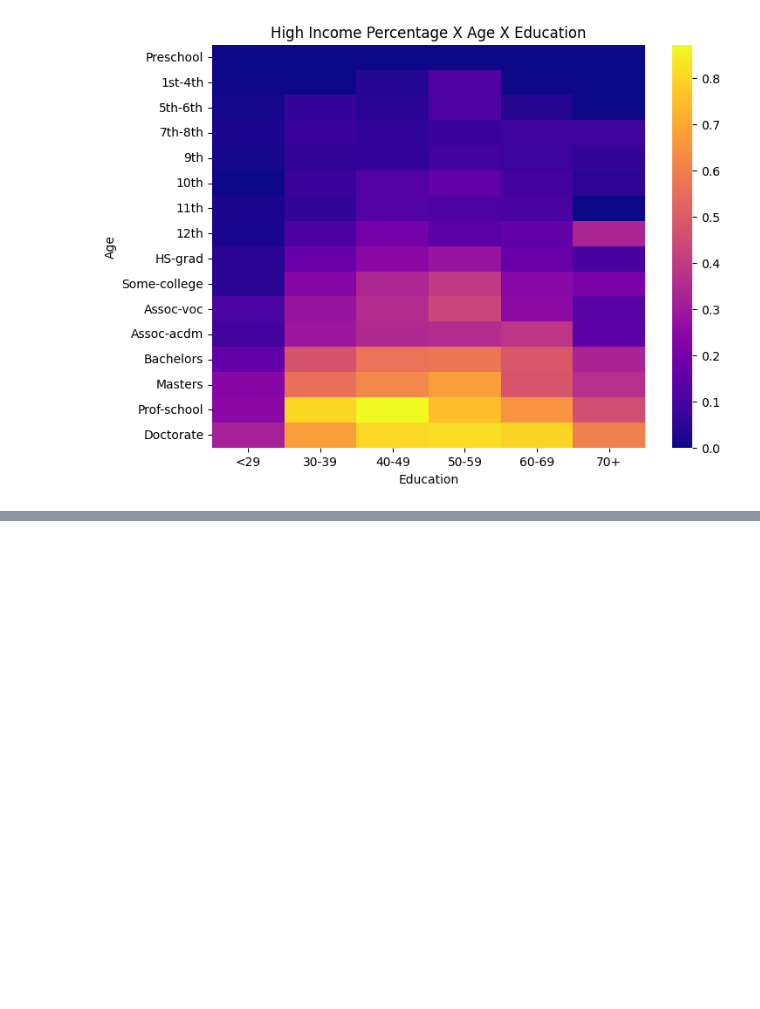
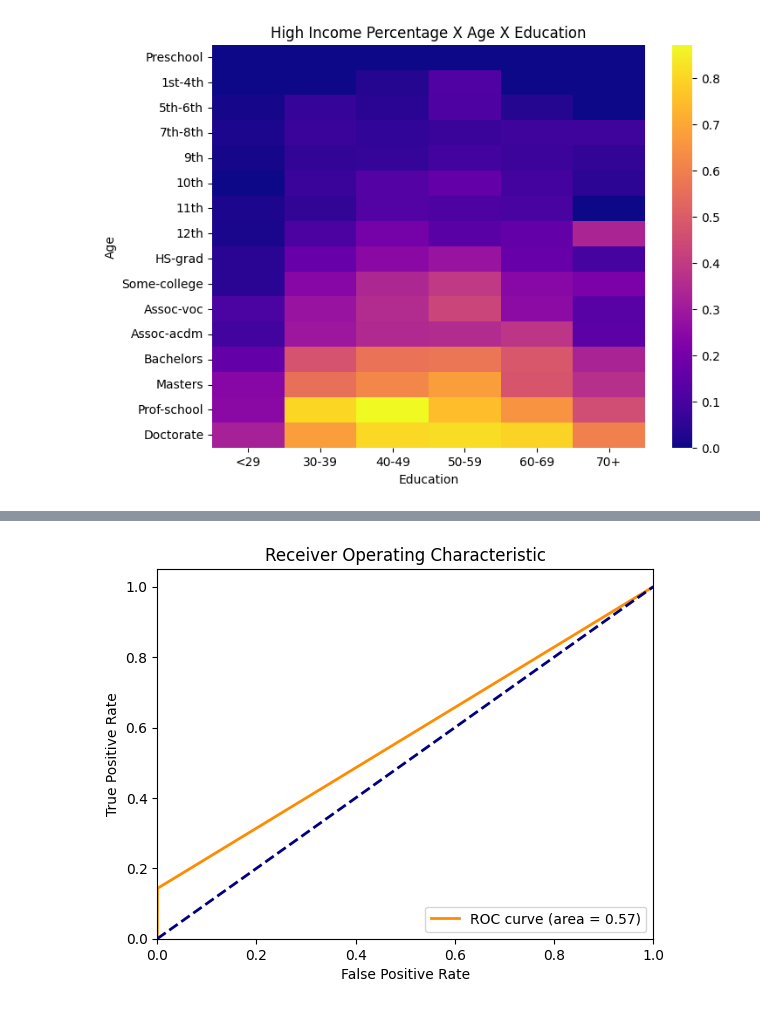
Before and after one commit to jpkcunha/INF1038, a Jupyter notebook: G1/adult_svm.ipynb, the cells around one changed output, grey strips where cells are left out. Cells and saved outputs as stored; diff of their text form; code cells hidden in the pictures; blank space fills up the shorter version.

Commit message:
SVM Classification

```diff
--- a/G1/adult.ipynb
+++ b/G1/adult_svm.ipynb
@@ -467,0 +320,12 @@ grid_search = GridSearchCV(estimator=RandomForestClassifier(),
+# %%
+dataset = adult.values
+
+X = dataset[:,0:14]
+Y = dataset[:,14]
+# %%
+# Split Data to Train and Test
+X_Train, X_Test, Y_Train, Y_Test = train_test_split(X, Y, test_size=0.3)
+print("X_Train: ", X_Train.shape)
+print("X_Test: ", X_Test.shape)
+print("Y_Train: ", Y_Train.shape)
+print("Y_Test: ", Y_Test.shape)
@@ -467,0 +337,3 @@ grid_search = GridSearchCV(estimator=RandomForestClassifier(),
+# %%
+svc = SVC()
+svc.fit(X_Train, Y_Train)
@@ -467,0 +350,15 @@ grid_search = GridSearchCV(estimator=RandomForestClassifier(),
+# %%
+# Make predictions on the test data
+Y_Pred = svc.predict(X_Test)
+
+# Convert predicted probabilities to binary predictions
+Y_Pred_Binary = (Y_Pred > 0.5)
+
+# Print classification report
+print("Classification Report:")
+print(classification_report(Y_Test, Y_Pred_Binary))
+
+# Compute ROC curve and AUC
+fpr, tpr, thresholds = roc_curve(Y_Test, Y_Pred)
+roc_auc = auc(fpr, tpr)
+print("AUC:", roc_auc)
@@ -467,0 +377,13 @@ grid_search = GridSearchCV(estimator=RandomForestClassifier(),
+# %%
+plt.figure()
+plt.plot(fpr, tpr, color='darkorange', lw=2, label='ROC curve (area = {:.2f})'.format(roc_auc))
+plt.plot([0, 1], [0, 1], color='navy', lw=2, linestyle='--')
+plt.xlim([0.0, 1.0])
+plt.ylim([0.0, 1.05])
+plt.xlabel('False Positive Rate')
+plt.ylabel('True Positive Rate')
+plt.title('Receiver Operating Characteristic')
+plt.legend(loc='lower right')
+plt.show()
+# %% [output]
+[figure, added]
```
Also changed, not shown: parts of 21 cells of this notebook, 2 other files.
